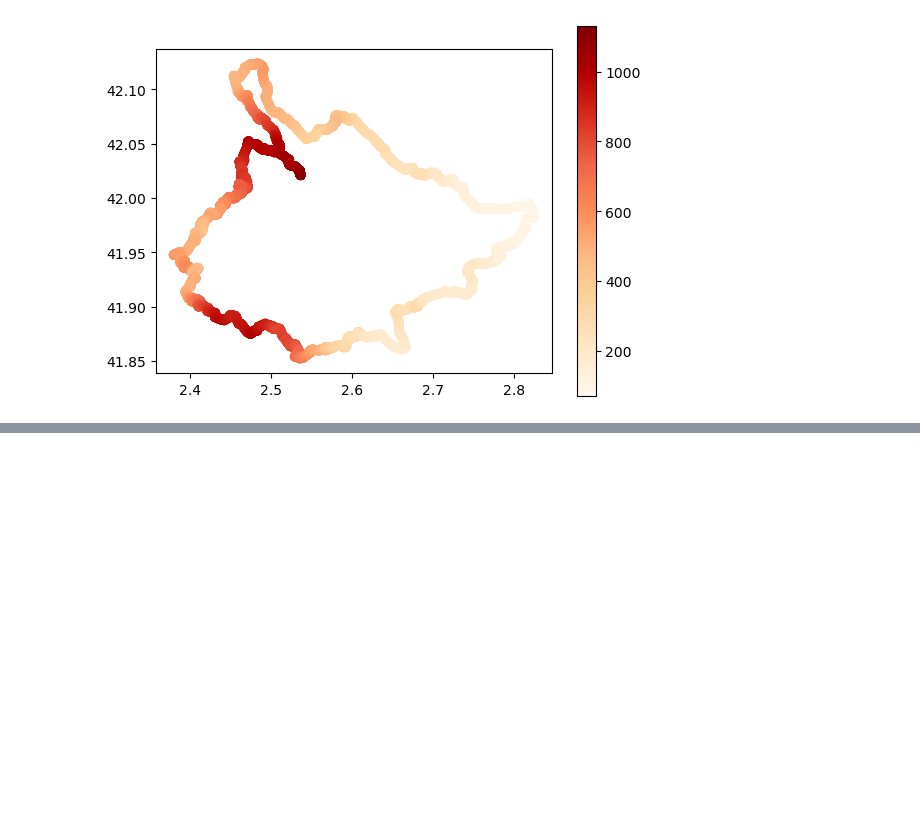
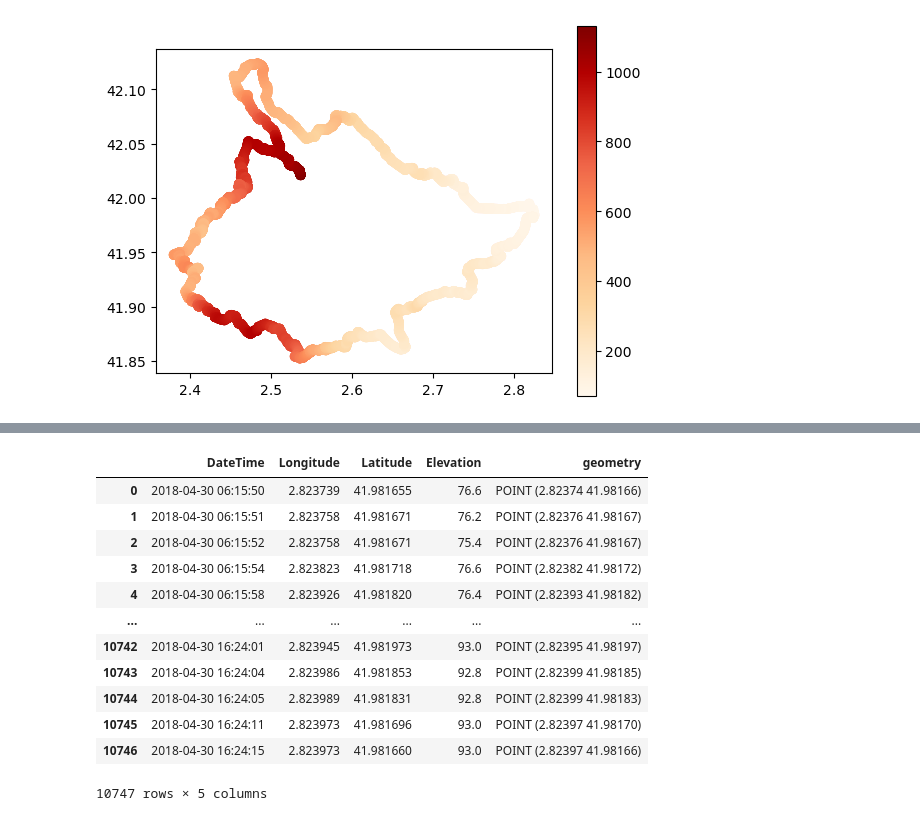
Before and after one commit to acgis-pera0044/gis4207-week02, a Jupyter notebook: LizanP_ShrutiJ/gpx_analysis.ipynb, the cells around one changed output, grey strips where cells are left out. Drawn from its saved outputs; the diff is of its cells as text; code cells hidden in the pictures; blank space fills up the shorter version.

```diff
--- a/LizanP_ShrutiJ/gpx_analysis.ipynb
+++ b/LizanP_ShrutiJ/gpx_analysis.ipynb
@@ -77,4 +90,20 @@ gdf_2062.plot()
 [figure]
+# %%
+gdf_2062
+# %% [output]
+|  | DateTime | Longitude | Latitude | Elevation | geometry |
+| 0 | 2018-04-30 06:15:50 | 2.823739 | 41.981655 | 76.6 | POINT (2.82374 41.98166) |
+| 1 | 2018-04-30 06:15:51 | 2.823758 | 41.981671 | 76.2 | POINT (2.82376 41.98167) |
+| 2 | 2018-04-30 06:15:52 | 2.823758 | 41.981671 | 75.4 | POINT (2.82376 41.98167) |
+| 3 | 2018-04-30 06:15:54 | 2.823823 | 41.981718 | 76.6 | POINT (2.82382 41.98172) |
+| 4 | 2018-04-30 06:15:58 | 2.823926 | 41.981820 | 76.4 | POINT (2.82393 41.98182) |
+| ... | ... | ... | ... | ... | ... |
+| 10742 | 2018-04-30 16:24:01 | 2.823945 | 41.981973 | 93.0 | POINT (2.82395 41.98197) |
+| 10743 | 2018-04-30 16:24:04 | 2.823986 | 41.981853 | 92.8 | POINT (2.82399 41.98185) |
+| 10744 | 2018-04-30 16:24:05 | 2.823989 | 41.981831 | 92.8 | POINT (2.82399 41.98183) |
+| 10745 | 2018-04-30 16:24:11 | 2.823973 | 41.981696 | 93.0 | POINT (2.82397 41.98170) |
+| 10746 | 2018-04-30 16:24:15 | 2.823973 | 41.981660 | 93.0 | POINT (2.82397 41.98166) |
+10747 rows × 5 columns
 # %%
 gdf_2062['geometry'].explore()
 # %% [output]
```
Also changed, not shown: parts of 6 cells of this notebook.
